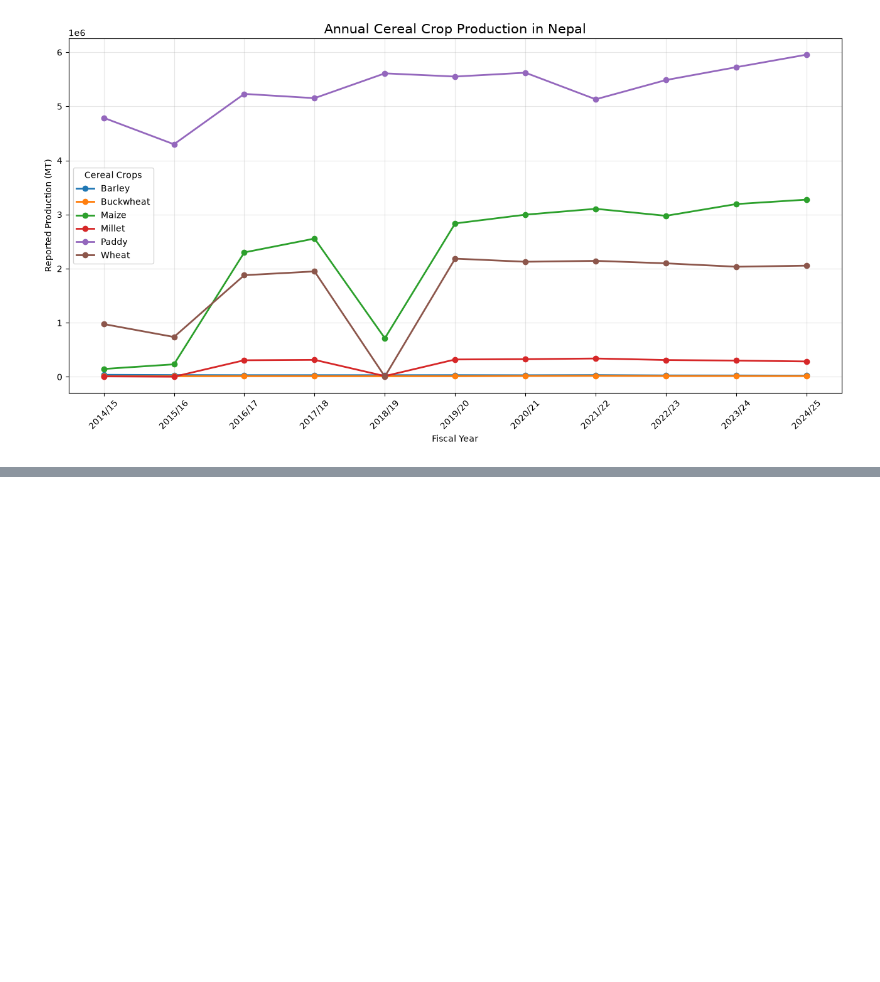
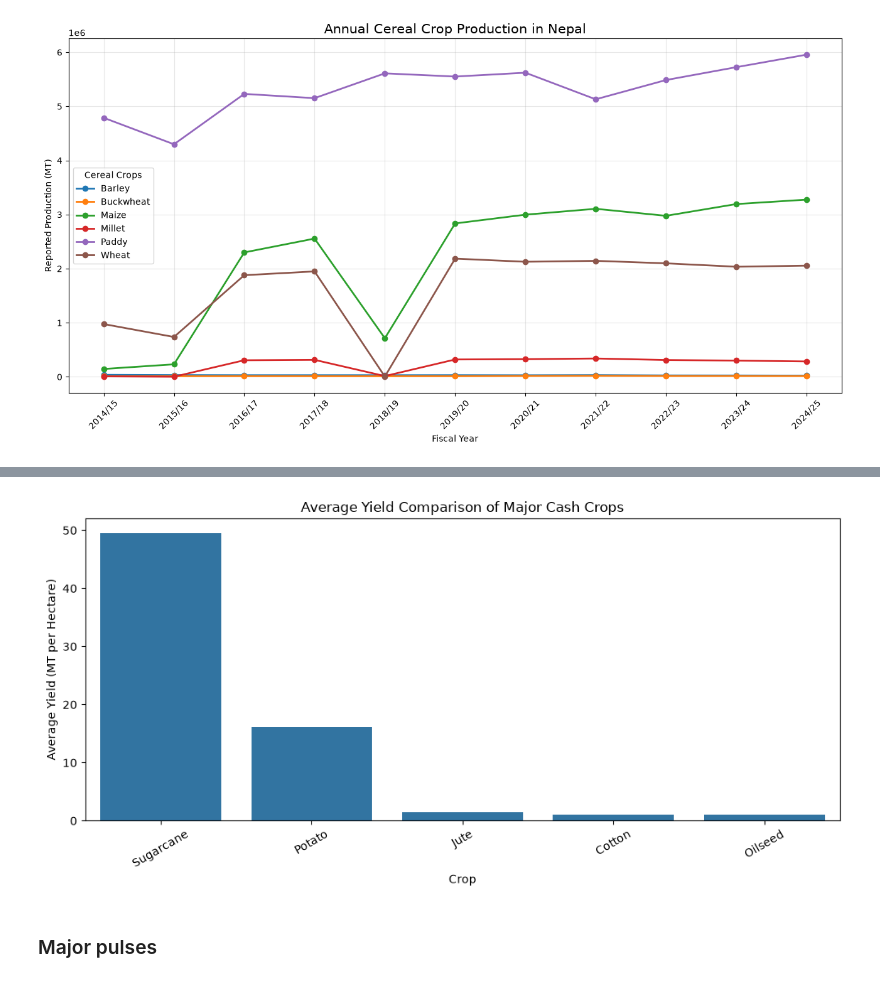
Before and after one commit to Srijan0113/Nepal_Agriculture_Analysis, a Jupyter notebook: Python/01_Agriculture_Data_Analysis.ipynb, the cells around one changed output, grey strips where cells are left out. Drawn from its saved outputs; the diff is of its cells as text; code cells hidden in the pictures; blank space fills up the shorter version.

```diff
--- a/Python/01_Agriculture_Data_Analysis.ipynb
+++ b/Python/01_Agriculture_Data_Analysis.ipynb
@@ -410,0 +530,13 @@ plt.show()
+# %%
+cash_crop_yield = (
+    cash_crop_df.groupby("Crop")
+    .agg(
+        Average_Yield=("Yield_Mt_per_Ha", "mean"),
+        Minimum_Yield=("Yield_Mt_per_Ha", "min"),
+        Maximum_Yield=("Yield_Mt_per_Ha", "max")
+    )
+    .reset_index()
+    .sort_values("Average_Yield", ascending=False)
+)
+
+display(cash_crop_yield.round(2))
@@ -410,0 +550,19 @@ plt.show()
+# %%
+plt.figure(figsize=(10, 5))
+
+sns.barplot(
+    data=cash_crop_yield,
+    x="Crop",
+    y="Average_Yield"
+)
+
+plt.title("Average Yield Comparison of Major Cash Crops")
+plt.xlabel("Crop")
+plt.ylabel("Average Yield (MT per Hectare)")
+plt.xticks(rotation=30)
+plt.tight_layout()
+plt.show()
+# %% [output]
+[figure, added]
+# %% [markdown]
+### Major pulses
```
Also changed, not shown: parts of 28 cells of this notebook.
